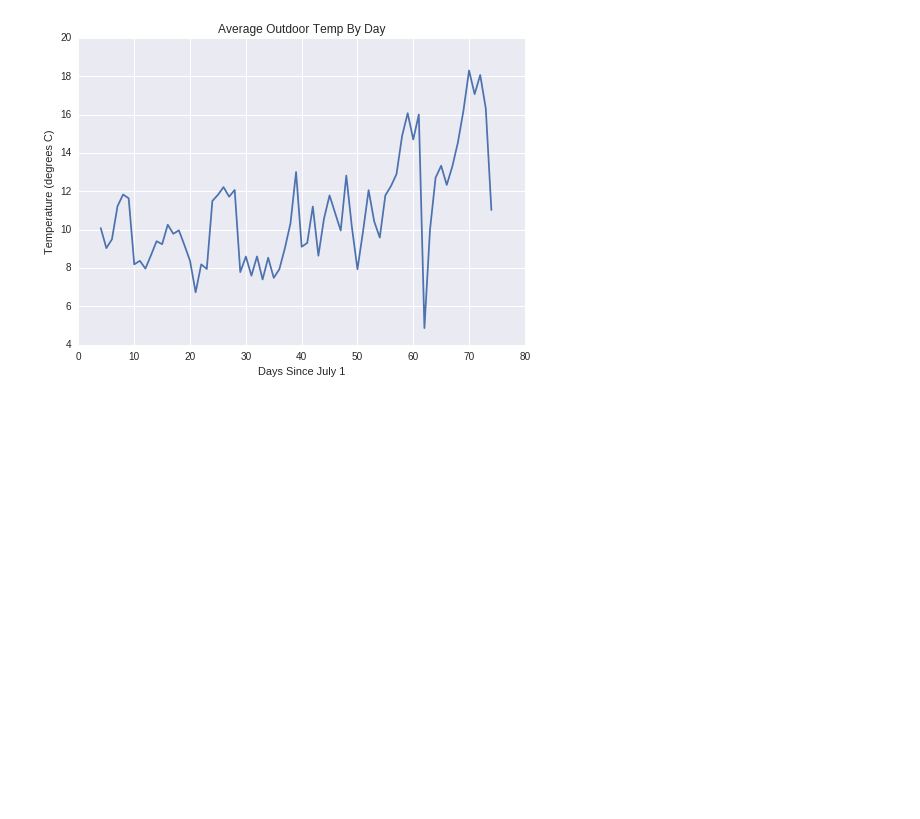
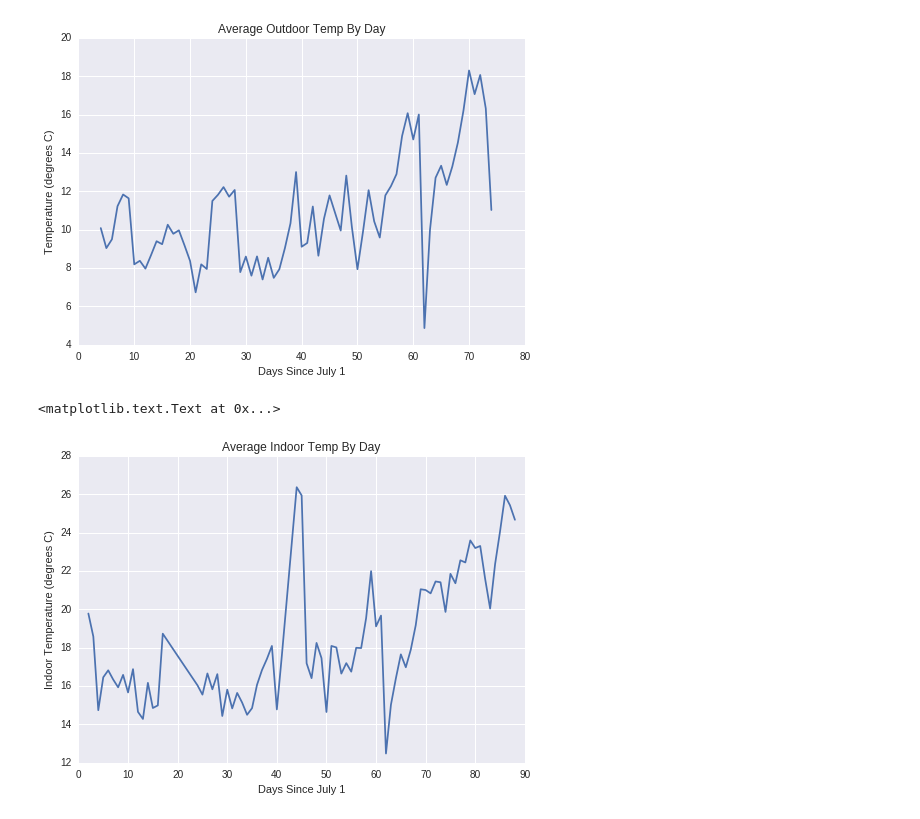
Before and after one commit to BrennaManning/DataScience2016FP, a Jupyter notebook: Beginnings.ipynb, the cells around one changed output. Drawn from its saved outputs; the diff is of its cells as text; code cells hidden in the pictures; blank space fills up the shorter version.

```diff
--- a/Beginnings.ipynb
+++ b/Beginnings.ipynb
@@ -309,4 +313,21 @@ plt.ylabel('Temperature (degrees C)')
 # %% [output]
 <matplotlib.text.Text at 0x...>
 [figure]
+# %%
+def compute_avg_temp(df):
+    df['DailyAverageTempH01KE'] = df['H01-K-E'].mean()
+    return df
+
+grouped = df.groupby('DayCount')
+df = grouped.apply(compute_avg_temp)
+
+df.head()
+
+plt.plot(df['DayCount'], df['DailyAverageTempH01KE'])
+plt.title('Average Indoor Temp By Day')
+plt.xlabel('Days Since July 1')
+plt.ylabel('Indoor Temperature (degrees C)')
+# %% [output]
+<matplotlib.text.Text at 0x...>
+[figure, added]
 # %%
```
Also changed, not shown: parts of 12 cells of this notebook.
